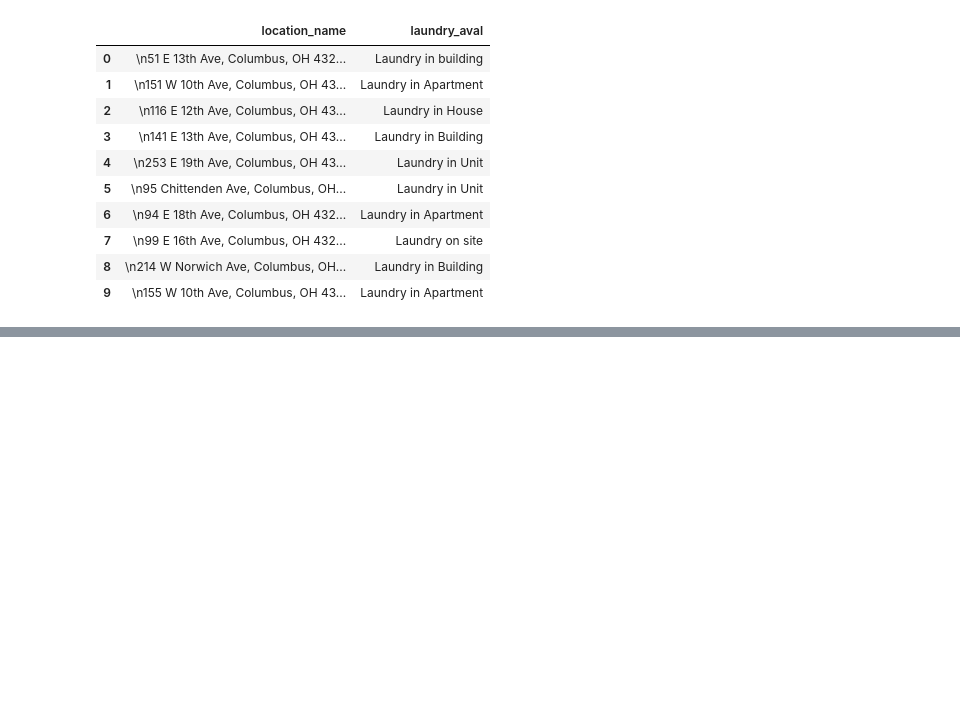
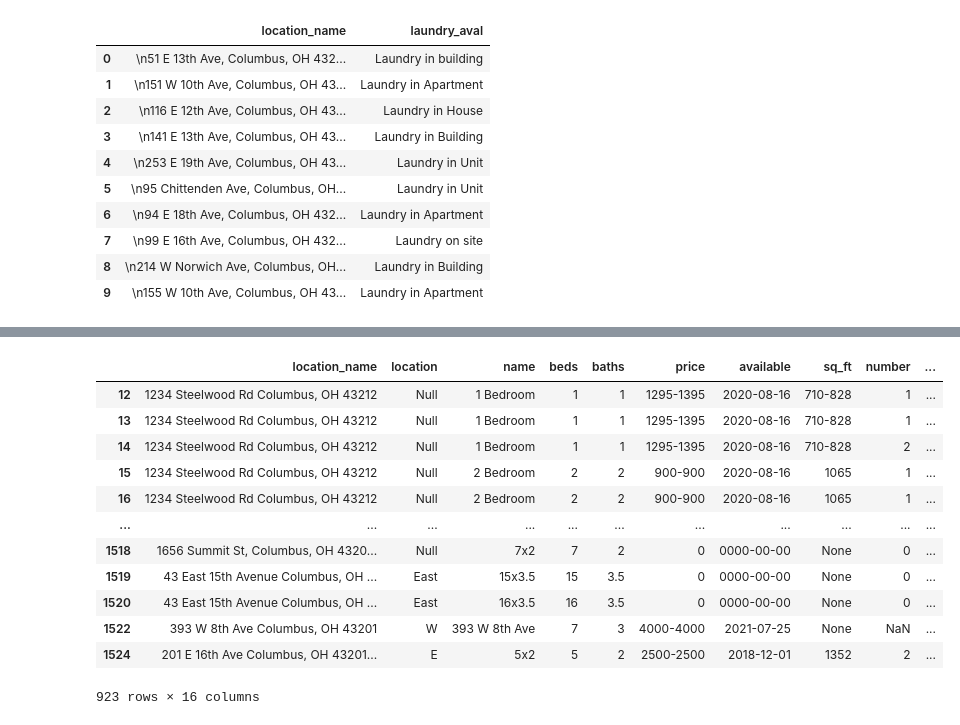
Before and after one commit to Kuriankkr/Ohio-State-Listings-Rent-Prediction-Model, a Jupyter notebook: Web_Scraping_1.ipynb, the cells around one changed output, grey strips where cells are left out. Drawn from its saved outputs; the diff is of its cells as text; code cells hidden in the pictures; blank space fills up the shorter version.

```diff
--- a/Web_Scraping_1.ipynb
+++ b/Web_Scraping_1.ipynb
@@ -412,0 +519,19 @@ df
+# %%
+merged['Laundry'] = merged['Laundry_x'].where(merged['Laundry_x'].notnull(),merged['Laundry_y'])
+merged = merged.drop(['Laundry_x','Laundry_y'],axis = 1)
+# %%
+merged['Furnished'] =  additional["Furnished"].apply(lambda x: ",".join(x) if isinstance(x, list) else x)
+# %% [output]
+|  | location_name | location | name | beds | baths | price | available | sq_ft | number | ... |
+| 12 | 1234 Steelwood Rd Columbus, OH 43212 | Null | 1 Bedroom | 1 | 1 | 1295-1395 | 2020-08-16 | 710-828 | 1 | ... |
+| 13 | 1234 Steelwood Rd Columbus, OH 43212 | Null | 1 Bedroom | 1 | 1 | 1295-1395 | 2020-08-16 | 710-828 | 1 | ... |
+| 14 | 1234 Steelwood Rd Columbus, OH 43212 | Null | 1 Bedroom | 1 | 1 | 1295-1395 | 2020-08-16 | 710-828 | 2 | ... |
+| 15 | 1234 Steelwood Rd Columbus, OH 43212 | Null | 2 Bedroom | 2 | 2 | 900-900 | 2020-08-16 | 1065 | 1 | ... |
+| 16 | 1234 Steelwood Rd Columbus, OH 43212 | Null | 2 Bedroom | 2 | 2 | 900-900 | 2020-08-16 | 1065 | 1 | ... |
+| ... | ... | ... | ... | ... | ... | ... | ... | ... | ... | ... |
+| 1518 | 1656 Summit St, Columbus, OH 4320... | Null | 7x2 | 7 | 2 | 0 | 0000-00-00 | None | 0 | ... |
+| 1519 | 43 East 15th Avenue Columbus, OH ... | East | 15x3.5 | 15 | 3.5 | 0 | 0000-00-00 | None | 0 | ... |
+| 1520 | 43 East 15th Avenue Columbus, OH ... | East | 16x3.5 | 16 | 3.5 | 0 | 0000-00-00 | None | 0 | ... |
+| 1522 | 393 W 8th Ave Columbus, OH 43201 | W | 393 W 8th Ave | 7 | 3 | 4000-4000 | 2021-07-25 | None | NaN | ... |
+| 1524 | 201 E 16th Ave Columbus, OH 43201... | E | 5x2 | 5 | 2 | 2500-2500 | 2018-12-01 | 1352 | 2 | ... |
+923 rows × 16 columns
```
Also changed, not shown: parts of 55 cells of this notebook.
